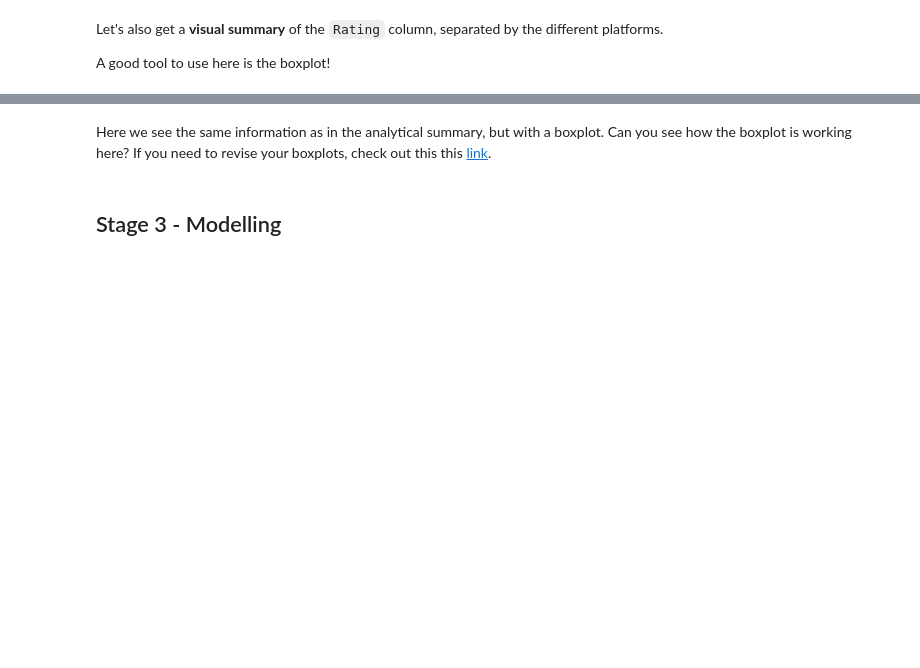
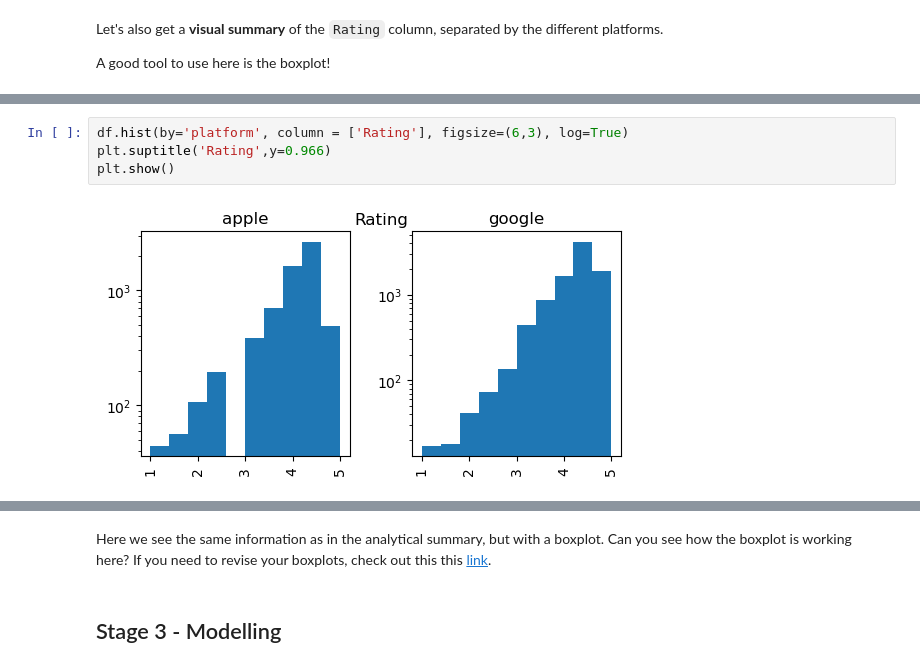
Before and after one commit to NBPub/Springboard, a Jupyter notebook: 11.3 Hypothesis Testing/Case Study_Integrating Apps - Tier 3.ipynb, the cells around one changed output, grey strips where cells are left out. Drawn from its saved outputs; the diff is of its cells as text; blank space fills up the shorter version.

```diff
--- a/11.3 Hypothesis Testing/Case Study_Integrating Apps - Tier 3.ipynb
+++ b/11.3 Hypothesis Testing/Case Study_Integrating Apps - Tier 3.ipynb
@@ -287,0 +461,6 @@ _ _ _
+# %%
+df.hist(by='platform', column = ['Rating'], figsize=(6,3), log=True)
+plt.suptitle('Rating',y=0.966)
+plt.show()
+# %% [output]
+[figure, added]
```
Also changed, not shown: parts of 56 cells of this notebook, 4 other files.
